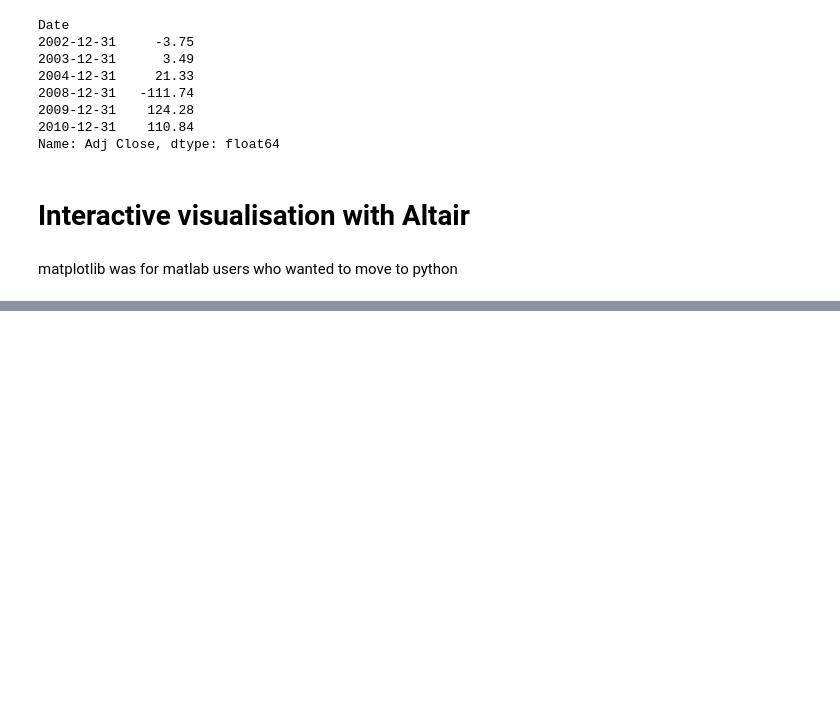
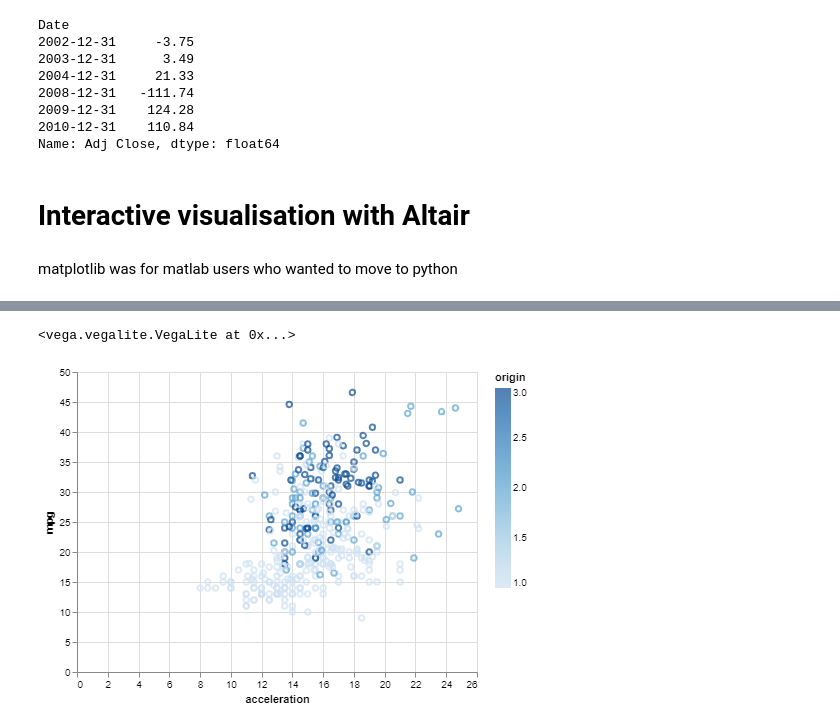
Before and after one commit to glui2/python-intermediate-workshop, a Jupyter notebook: Day 2/Workshop Day 2 .ipynb, the cells around one changed output, grey strips where cells are left out. Drawn from its saved outputs; the diff is of its cells as text; code cells hidden in the pictures; blank space fills up the shorter version.

```diff
--- a/Day 2/Workshop Day 2 .ipynb
+++ b/Day 2/Workshop Day 2 .ipynb
@@ -128,0 +245,13 @@ matplotlib was for matlab users who wanted to move to python
+# %%
+required_columns = ['name', 'mpg', 'acceleration', 'origin']
+cars_filtered = cars.loc[:,required_columns]
+cars_chart = alt.Chart(cars_filtered)
+line_chart = cars_chart.mark_point()
+line_chart.encode(
+    x="acceleration",
+    y="mpg",
+    color="origin"
+)
+# %% [output]
+<vega.vegalite.VegaLite at 0x...>
+[figure, added]
```
Also changed, not shown: parts of 17 cells of this notebook.
